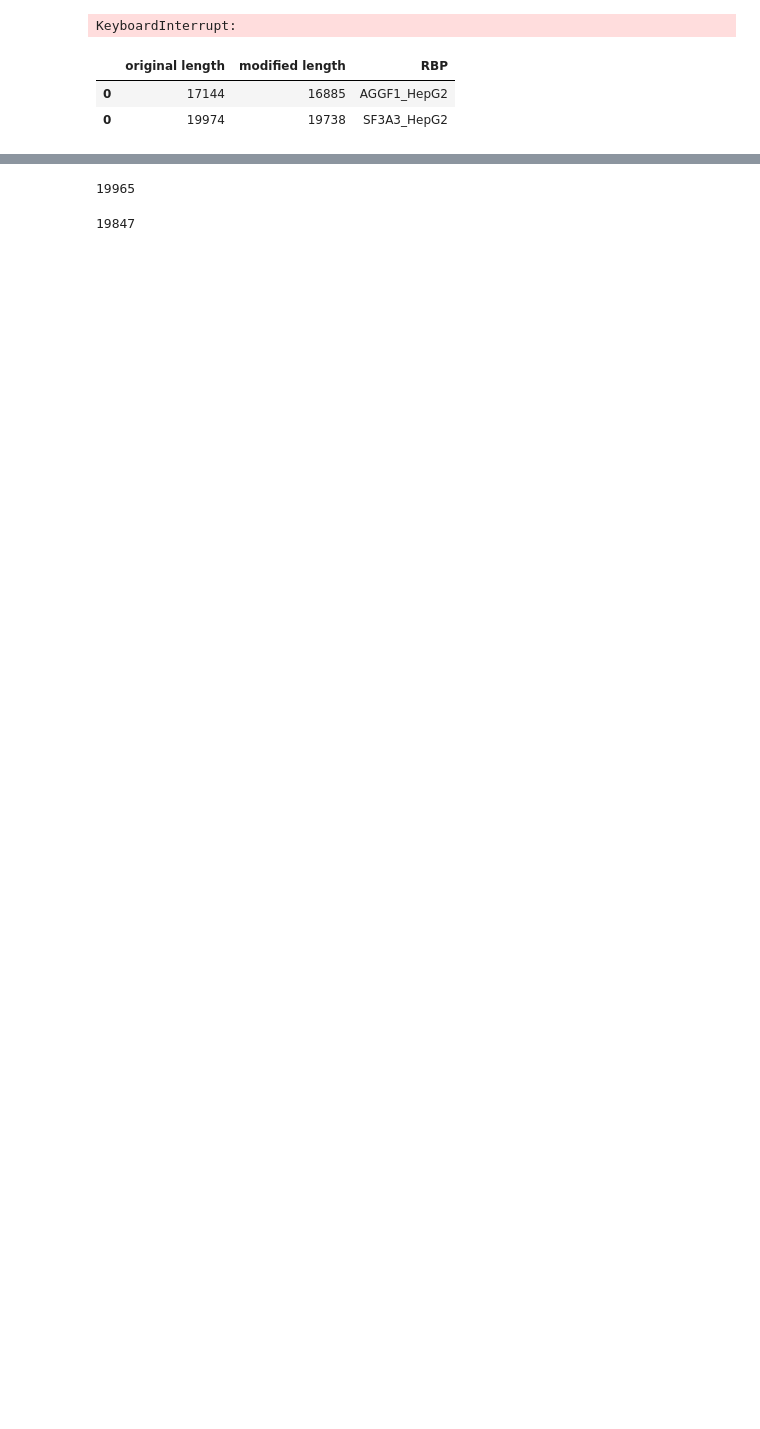
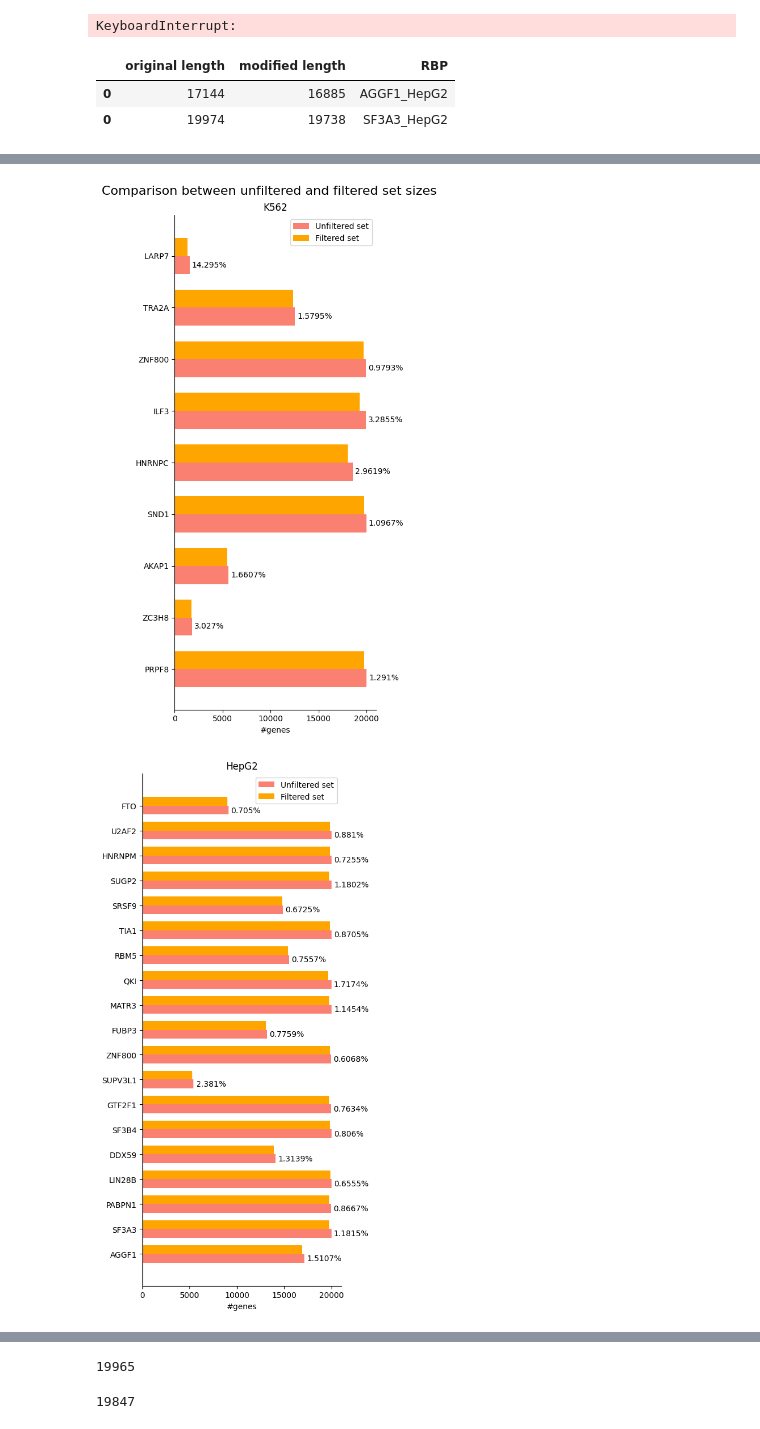
Before and after one commit to sofiamrtll/thesis, a Jupyter notebook: THESIS_Preprocessing.ipynb, the cells around one changed output, grey strips where cells are left out. Drawn from its saved outputs; the diff is of its cells as text; code cells hidden in the pictures; blank space fills up the shorter version.

```diff
--- a/THESIS_Preprocessing.ipynb
+++ b/THESIS_Preprocessing.ipynb
@@ -365,0 +386,71 @@ plt.show()
+# %%
+import matplotlib.pyplot as plt
+import numpy as np
+#from brokenaxes import brokenaxes
+
+plot_ds['percentage'] = 100- ((plot_ds['modified length']/plot_ds['original length'] )* 100 )
+plot_ds['percentage'] = plot_ds['percentage'].map(lambda x : float("{:.4f}".format(x)))
+plot_ds['percentage'] = plot_ds['percentage'].map(lambda x : str(x) + '%')
+
+plot_ds_Hep = plot_ds[plot_ds.RBP.map(lambda x : "HepG2" in x)]
+plot_ds_K562 = plot_ds[plot_ds.RBP.map(lambda x : "K562" in x)]
+
+#K562
+labelsK = plot_ds_K562['RBP'].str.split('_').str[0]#removed the cell line because I'm going to do two plots
+bar1K = plot_ds_K562['original length']
+bar2K = plot_ds_K562['modified length']
+percentageK = plot_ds_K562['percentage']
+
+xK = np.arange(len(labelsK))  # the label locations
+width = 0.35  # the width of the bars
+
+#fig, (ax, axK)  = plt.subplots(1,2)
+figK, axK = plt.subplots(figsize=(5, 10))
+rects1K = axK.barh(xK - width/2, bar1K, width, color='#FA8072', label='Unfiltered set')
+rects2K = axK.barh(xK + width/2, bar2K, width, color='#FFA500', label='Filtered set')
+
+# Add some text for labels, title and custom x-axis tick labels, etc.
+axK.set_xlabel('#genes')
+axK.set_title('K562') #here introduce a new plot in the same figure to divide cell lines
+axK.set_yticks(xK, labelsK)
+axK.legend()
+
+axK.bar_label(rects1K, labels = percentageK, padding=3)
+#axK.bar_label(rects2K, labels = None, padding=3)
+
+axK.spines[['top', 'right']].set_visible(False)
+
+#Hep
+labels = plot_ds_Hep['RBP'].str.split('_').str[0]#removed the cell line because I'm going to do two plots
+bar1 = plot_ds_Hep['original length']
+bar2 = plot_ds_Hep['modified length']
+percentage = plot_ds_Hep['percentage']
+
+x = np.arange(len(labels))  # the label locations
+width = 0.35  # the width of the bars
+
+fig, ax = plt.subplots(figsize=(5, 10))
+rects1 = ax.barh(x - width/2, bar1, width, color='#FA8072', label='Unfiltered set')
+rects2 = ax.barh(x + width/2, bar2, width, color='#FFA500', label='Filtered set')
+
+# Add some text for labels, title and custom x-axis tick labels, etc.
+ax.set_xlabel('#genes')
+ax.set_title('HepG2') #here introduce a new plot in the same figure to divide cell lines
+ax.set_yticks(x, labels)
+ax.legend()
+
+ax.bar_label(rects1,labels = percentage, padding=3)
+#ax.bar_label(rects2, labels = None ,padding=3)
+
+ax.spines[['top', 'right']].set_visible(False)
+
+figK.suptitle('Comparison between unfiltered and filtered set sizes', fontsize=16)
+
+fig.tight_layout()
+
+figK.tight_layout()
+
+plt.show()
+# %% [output]
+[figure, added]
+[figure, added]
```
Also changed, not shown: parts of 4 cells of this notebook.
